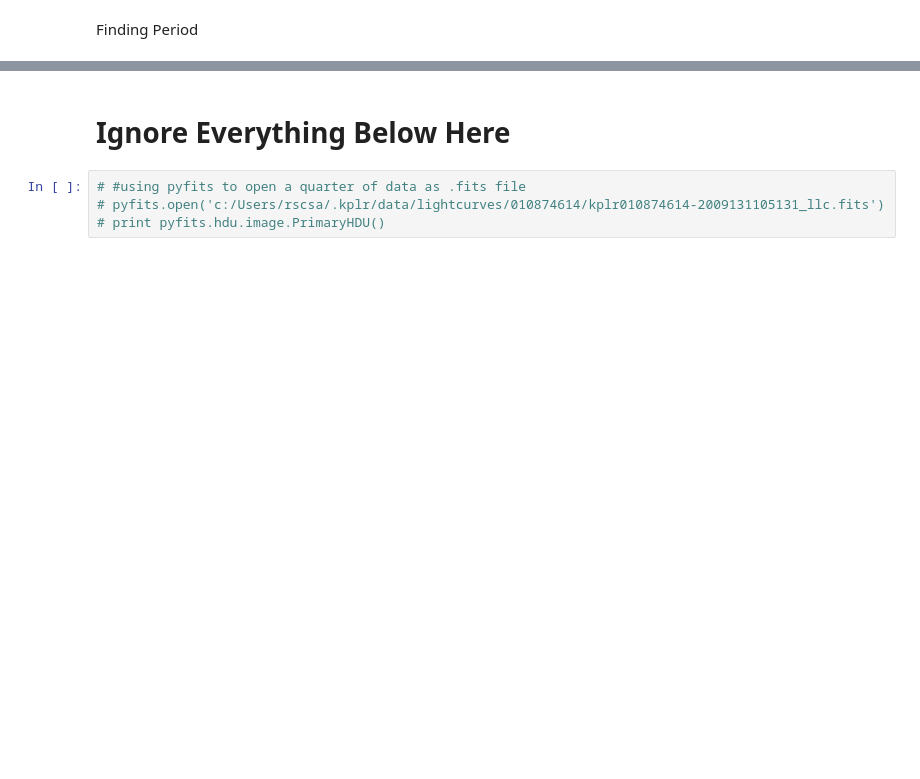
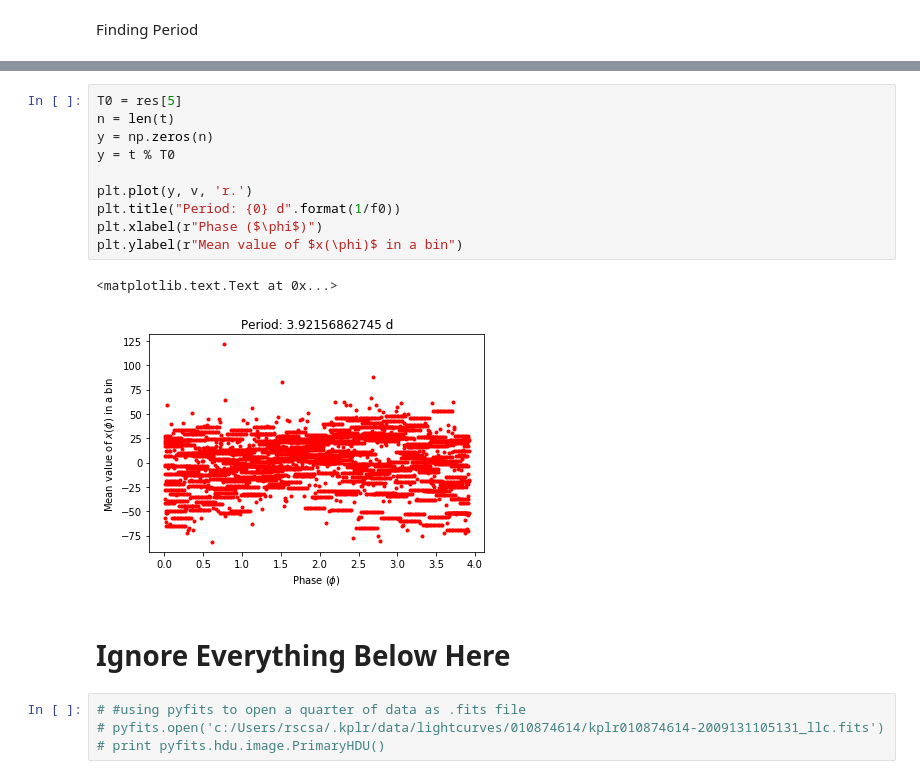
Before and after one commit to ruben-santana/Astro-Research, a Jupyter notebook: KOI/KOI -265/KOI-265.ipynb, the cells around one changed output, grey strips where cells are left out. Drawn from its saved outputs; the diff is of its cells as text; blank space fills up the shorter version.

```diff
--- a/KOI/KOI -265/KOI-265.ipynb
+++ b/KOI/KOI -265/KOI-265.ipynb
@@ -404,3 +635,16 @@ Avg. period:  4.32515384916  days.
+# %%
+T0 = res[5]
+n = len(t)
+y = np.zeros(n)
+y = t % T0
+
+plt.plot(y, v, 'r.')
+plt.title("Period: {0} d".format(1/f0))
+plt.xlabel(r"Phase ($\phi$)")
+plt.ylabel(r"Mean value of $x(\phi)$ in a bin")
+# %% [output]
+<matplotlib.text.Text at 0x...>
+[figure, added]
 # %% [markdown]
 # Ignore Everything Below Here
 # %%
```
Also changed, not shown: parts of 18 cells of this notebook.
